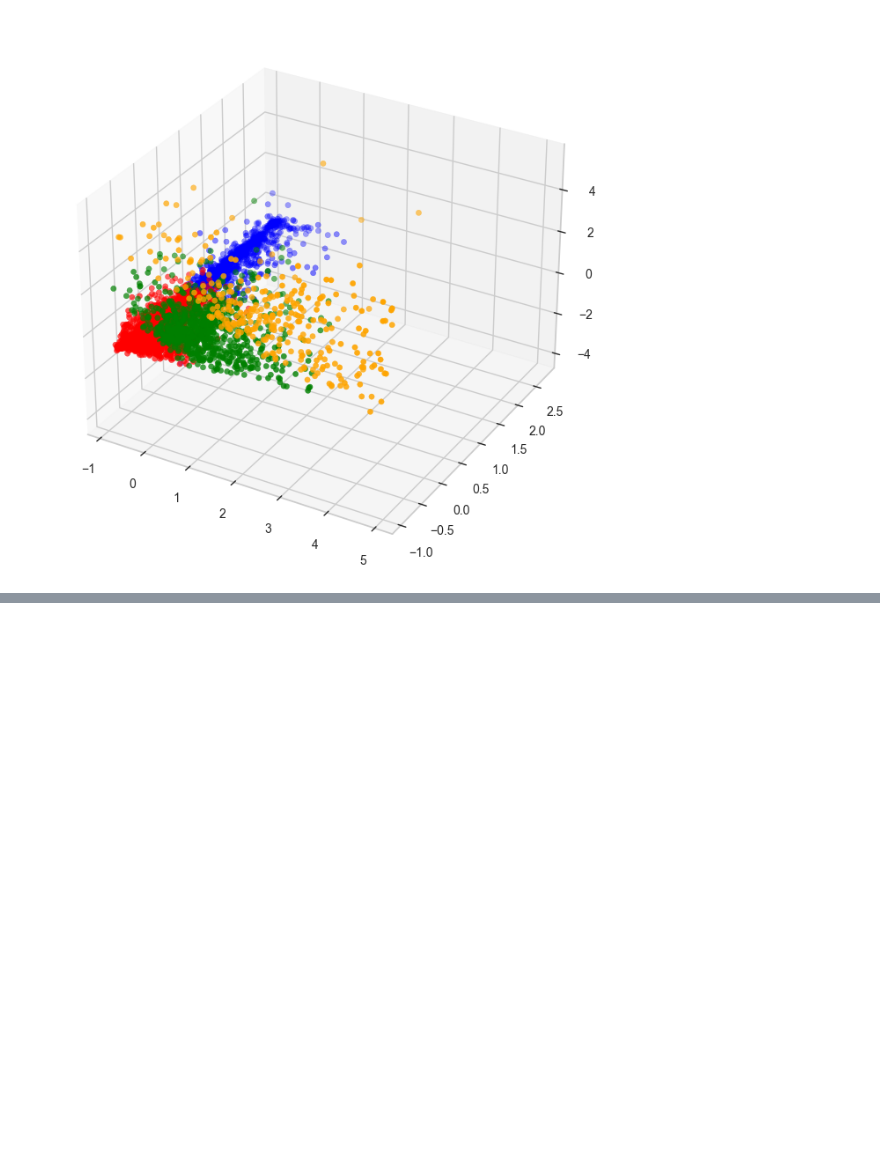
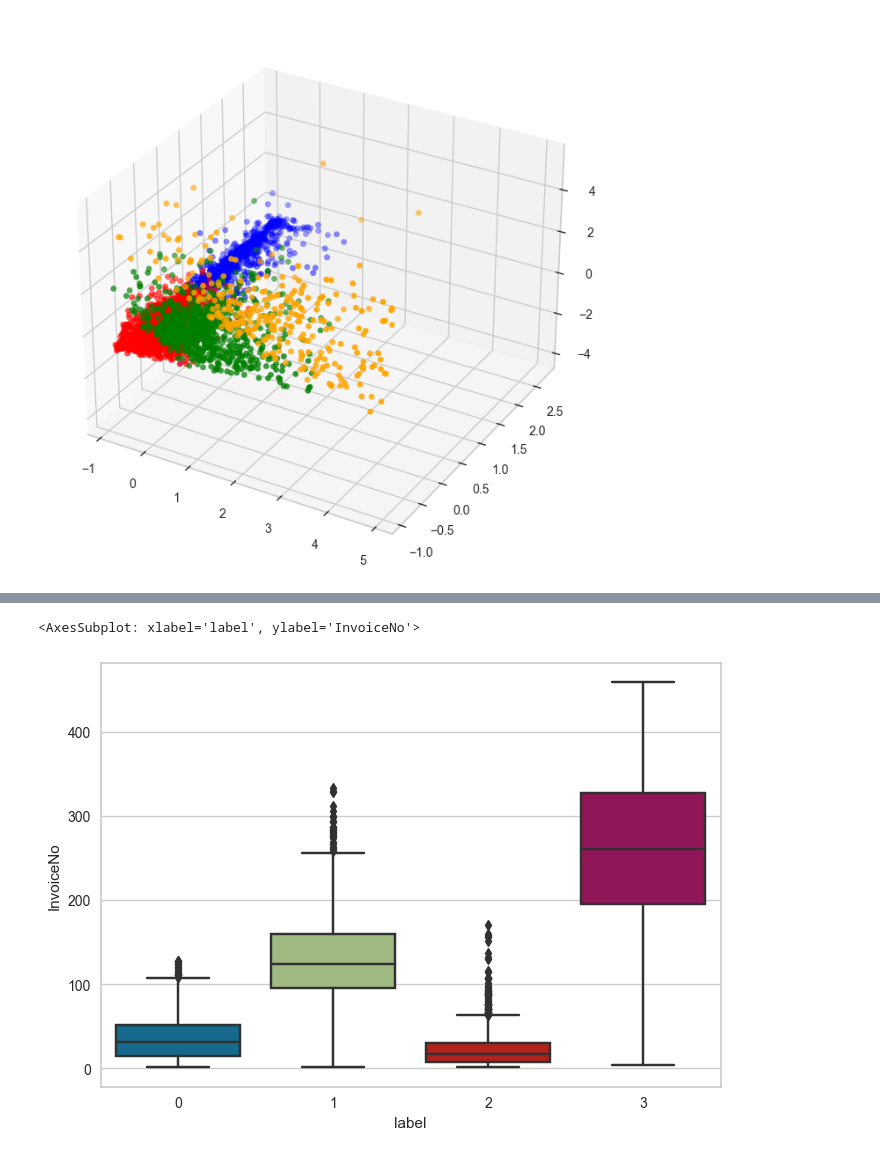
Before and after one commit to sarav003/MyWork, a Jupyter notebook: clustering/clustering_prac_RFM_analysis.ipynb, the cells around one changed output, grey strips where cells are left out. Drawn from its saved outputs; the diff is of its cells as text; code cells hidden in the pictures; blank space fills up the shorter version.

```diff
--- a/clustering/clustering_prac_RFM_analysis.ipynb
+++ b/clustering/clustering_prac_RFM_analysis.ipynb
@@ -366,0 +383,5 @@ plt.show()
+# %%
+sns.boxplot(x='label',y='InvoiceNo',data=final_kmeans)
+# %% [output]
+<AxesSubplot: xlabel='label', ylabel='InvoiceNo'>
+[figure, added]
```
Also changed, not shown: parts of 21 cells of this notebook.
